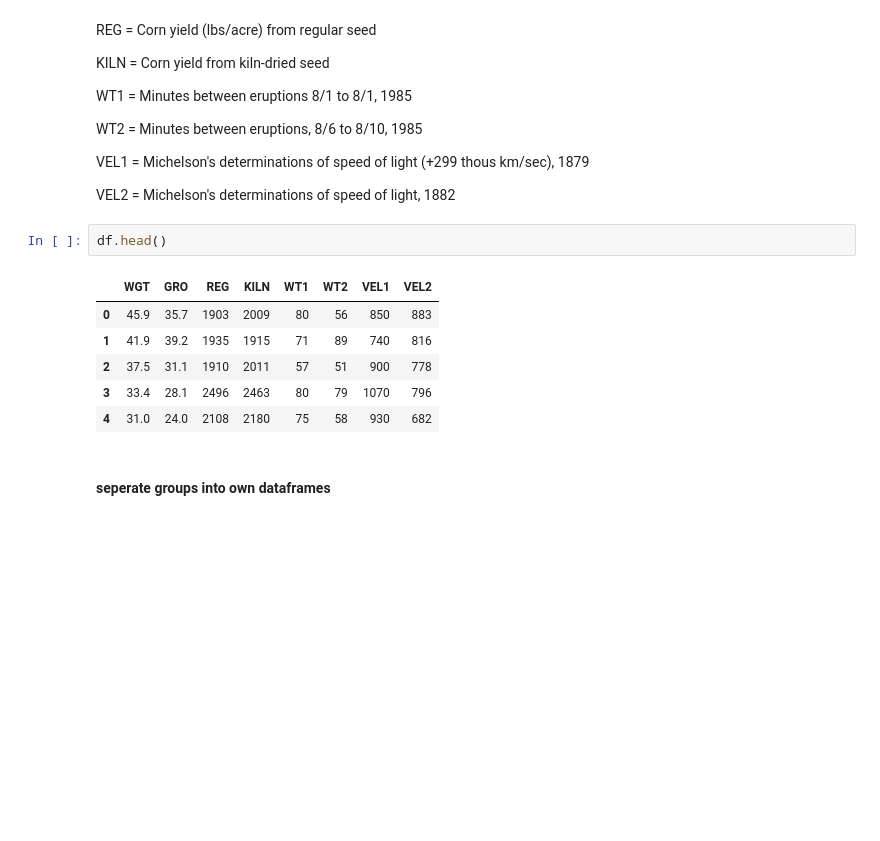
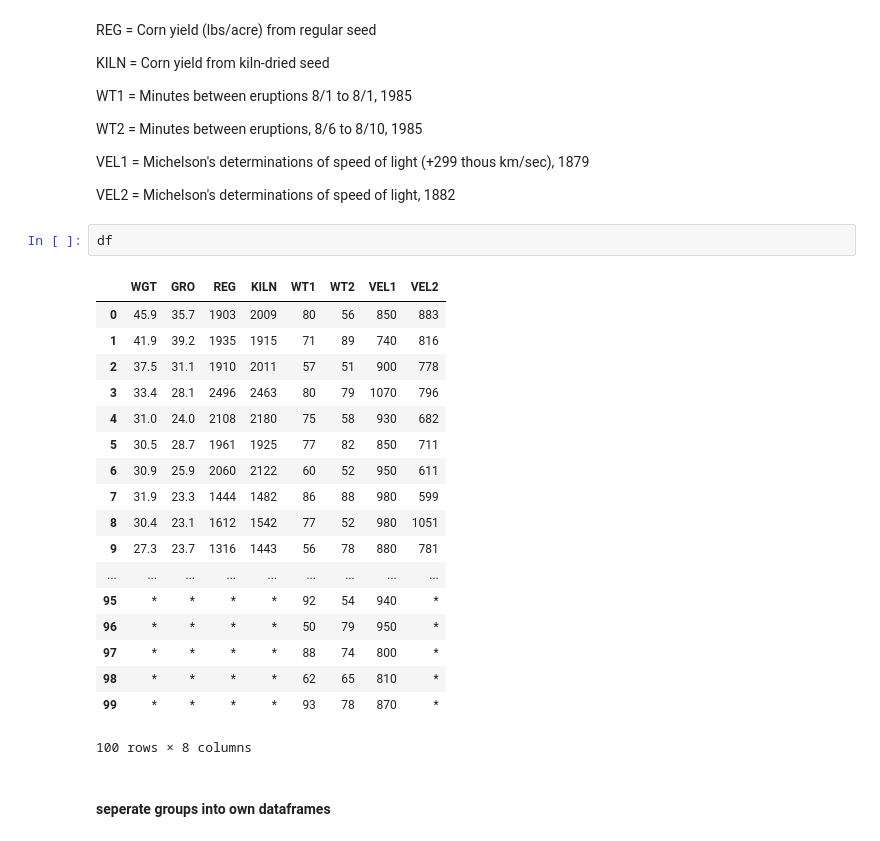
Before and after one commit to masonedmison/691_data_sci, a Jupyter notebook: In class exercise Wk. 5.ipynb, the cells around one changed output. Saved outputs shown, nothing was run; the diff lists cells and outputs as text; blank space fills up the shorter version.

```diff
--- a/In class exercise Wk. 5.ipynb
+++ b/In class exercise Wk. 5.ipynb
@@ -26,14 +26,26 @@ VEL1 = Michelson's determinations of speed of light (+299 thous km/sec), 1879
 
 VEL2 = Michelson's determinations of speed of light, 1882
 # %%
-df.head()
+df
 # %% [output]
 |  | WGT | GRO | REG | KILN | WT1 | WT2 | VEL1 | VEL2 |
 | 0 | 45.9 | 35.7 | 1903 | 2009 | 80 | 56 | 850 | 883 |
 | 1 | 41.9 | 39.2 | 1935 | 1915 | 71 | 89 | 740 | 816 |
 | 2 | 37.5 | 31.1 | 1910 | 2011 | 57 | 51 | 900 | 778 |
 | 3 | 33.4 | 28.1 | 2496 | 2463 | 80 | 79 | 1070 | 796 |
 | 4 | 31.0 | 24.0 | 2108 | 2180 | 75 | 58 | 930 | 682 |
+| 5 | 30.5 | 28.7 | 1961 | 1925 | 77 | 82 | 850 | 711 |
+| 6 | 30.9 | 25.9 | 2060 | 2122 | 60 | 52 | 950 | 611 |
+| 7 | 31.9 | 23.3 | 1444 | 1482 | 86 | 88 | 980 | 599 |
+| 8 | 30.4 | 23.1 | 1612 | 1542 | 77 | 52 | 980 | 1051 |
+| 9 | 27.3 | 23.7 | 1316 | 1443 | 56 | 78 | 880 | 781 |
+| ... | ... | ... | ... | ... | ... | ... | ... | ... |
+| 95 | * | * | * | * | 92 | 54 | 940 | * |
+| 96 | * | * | * | * | 50 | 79 | 950 | * |
+| 97 | * | * | * | * | 88 | 74 | 800 | * |
+| 98 | * | * | * | * | 62 | 65 | 810 | * |
+| 99 | * | * | * | * | 93 | 78 | 870 | * |
+100 rows × 8 columns
 # %% [markdown]
 #### seperate groups into own dataframes
 # %%
```
Also changed, not shown: parts of 7 cells of this notebook.
